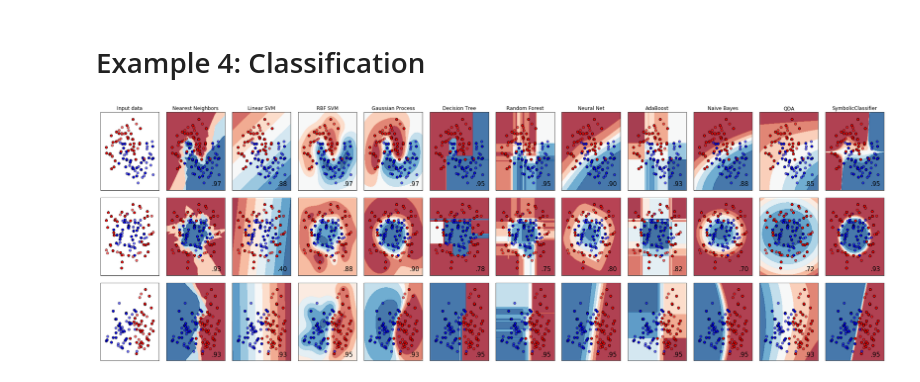
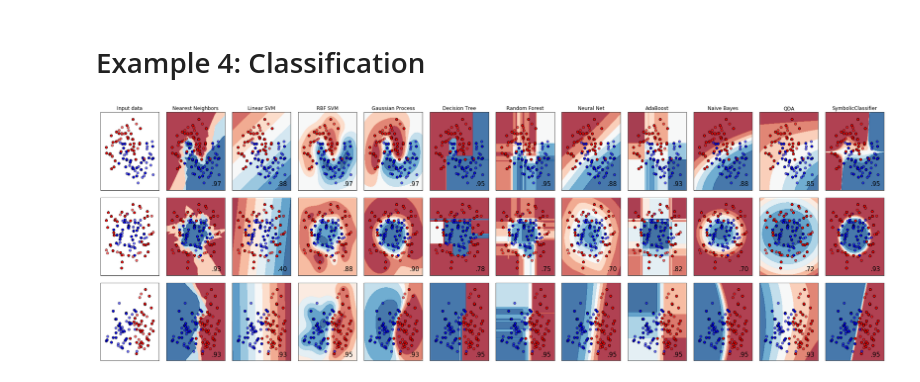
Before and after one commit to trevorstephens/gplearn, a Jupyter notebook: doc/gp_examples.ipynb, the cells around one changed output. Drawn from its saved outputs; the diff is of its cells as text; code cells hidden in the pictures.

```diff
--- a/doc/gp_examples.ipynb
+++ b/doc/gp_examples.ipynb
@@ -15,14 +14,16 @@ import pydotplus
 Populating the interactive namespace from numpy and matplotlib
 # %%
 # Ground truth
-x0 = np.arange(-1, 1, 1/10.)
-x1 = np.arange(-1, 1, 1/10.)
+x0 = np.arange(-1, 1, .1)
+x1 = np.arange(-1, 1, .1)
 x0, x1 = np.meshgrid(x0, x1)
 y_truth = x0**2 - x1**2 + x1 - 1
 
 ax = plt.figure().gca(projection='3d')
 ax.set_xlim(-1, 1)
 ax.set_ylim(-1, 1)
+ax.set_xticks(np.arange(-1, 1.01, .5))
+ax.set_yticks(np.arange(-1, 1.01, .5))
 surf = ax.plot_surface(x0, x1, y_truth, rstride=1, cstride=1, color='green', alpha=0.5)
 plt.show()
 # %% [output]
@@ -72,7 +73,7 @@ sub(add(-0.999, X1), mul(sub(X1, X0), add(X0, X1)))
 # %%
 est_tree = DecisionTreeRegressor()
 est_tree.fit(X_train, y_train)
-est_rf = RandomForestRegressor()
+est_rf = RandomForestRegressor(n_estimators=10)
 est_rf.fit(X_train, y_train)
 # %% [output]
 RandomForestRegressor(bootstrap=True, criterion='mse', max_depth=None,
@@ -99,6 +100,8 @@ for i, (y, score, title) in enumerate([(y_truth, None, "Ground Truth"),
     ax = fig.add_subplot(2, 2, i+1, projection='3d')
     ax.set_xlim(-1, 1)
     ax.set_ylim(-1, 1)
+    ax.set_xticks(np.arange(-1, 1.01, .5))
+    ax.set_yticks(np.arange(-1, 1.01, .5))
     surf = ax.plot_surface(x0, x1, y, rstride=1, cstride=1, color='green', alpha=0.5)
     points = ax.scatter(X_train[:, 0], X_train[:, 1], y_train)
     if score is not None:
@@ -282,7 +288,7 @@ classifiers = [
     GaussianProcessClassifier(1.0 * RBF(1.0)),
     DecisionTreeClassifier(max_depth=5),
     RandomForestClassifier(max_depth=5, n_estimators=10, max_features=1),
-    MLPClassifier(alpha=1),
+    MLPClassifier(alpha=1, tol=0.001),
     AdaBoostClassifier(),
     GaussianNB(),
     QuadraticDiscriminantAnalysis(),
@@ -342,34 +348,34 @@ for ds_cnt, ds in enumerate(datasets):
         # point in the mesh [x_min, x_max]x[y_min, y_max].
         if hasattr(clf, "decision_function"):
             Z = clf.decision_function(np.c_[xx.ravel(), yy.ravel()])
         else:
             Z = clf.predict_proba(np.c_[xx.ravel(), yy.ravel()])[:, 1]
 
         # Put the result into a color plot
         Z = Z.reshape(xx.shape)
         ax.contourf(xx, yy, Z, cmap=cm, alpha=.8)
 
         # Plot the training points
         ax.scatter(X_train[:, 0], X_train[:, 1], c=y_train, cmap=cm_bright,
                    edgecolors='k')
         # Plot the testing points
         ax.scatter(X_test[:, 0], X_test[:, 1], c=y_test, cmap=cm_bright,
                    edgecolors='k', alpha=0.6)
 
         ax.set_xlim(xx.min(), xx.max())
         ax.set_ylim(yy.min(), yy.max())
         ax.set_xticks(())
         ax.set_yticks(())
         if ds_cnt == 0:
             ax.set_title(name)
         ax.text(xx.max() - .3, yy.min() + .3, ('%.2f' % score).lstrip('0'),
                 size=15, horizontalalignment='right')
         i += 1
 
 plt.tight_layout()
 plt.show()
 # %% [output]
-[figure, old version]
+[figure, new version]
 # %%
 rng = check_random_state(0)
 cancer = load_breast_cancer()
```
Also changed, not shown: parts of 15 cells of this notebook, 7 other files.
